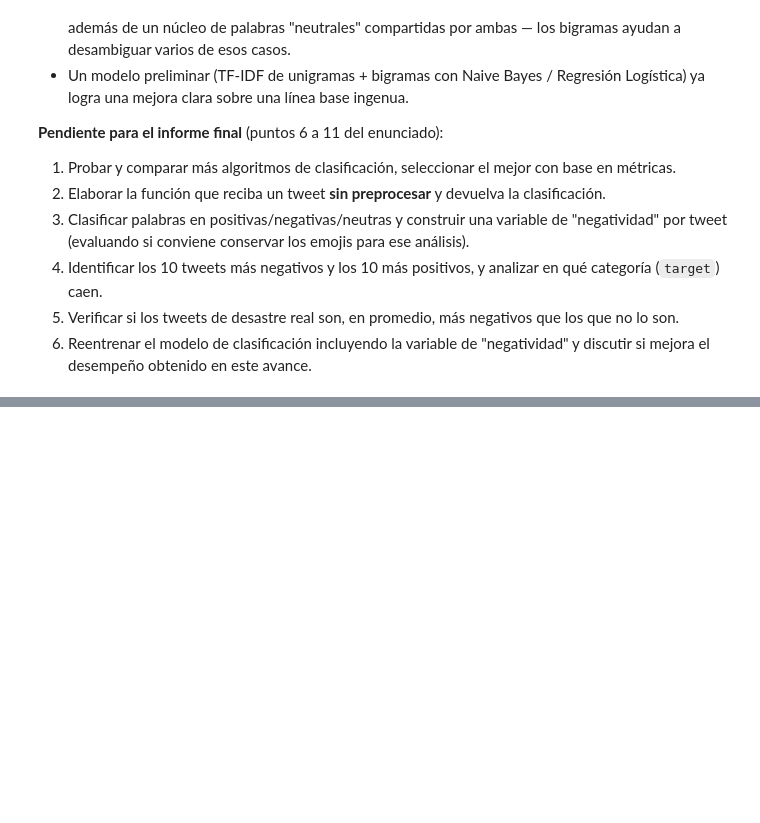
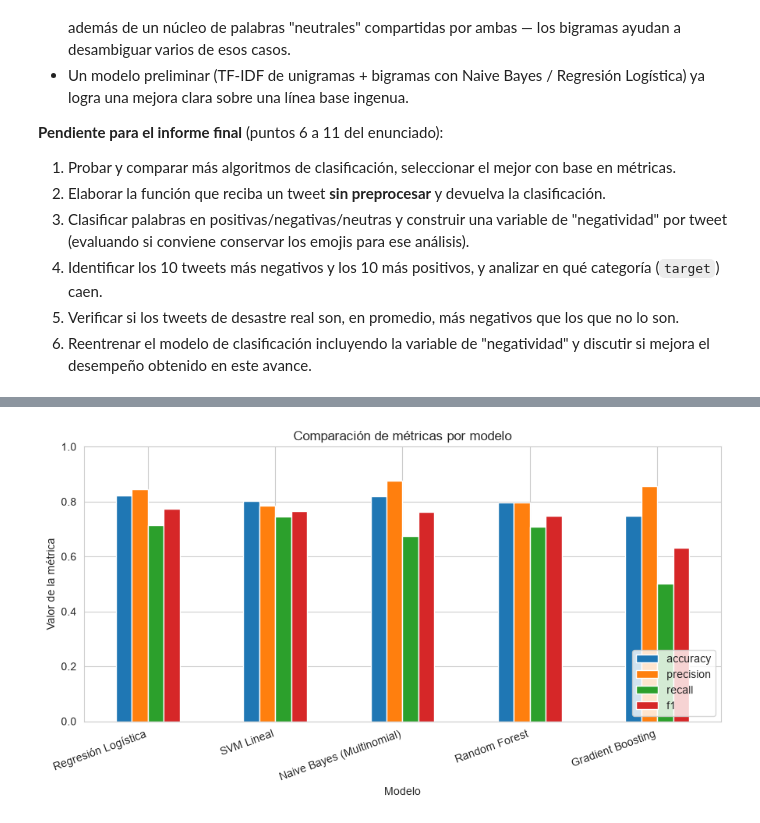
Before and after one commit to rocha30/mineria_txt_anlss_sntmnts, a Jupyter notebook: EDA.ipynb, the cells around one changed output, grey strips where cells are left out. Drawn from its saved outputs; the diff is of its cells as text; code cells hidden in the pictures; blank space fills up the shorter version.

```diff
--- a/EDA.ipynb
+++ b/EDA.ipynb
@@ -965,0 +980,33 @@ N-gramas que más empujan la predicción hacia 'NO DESASTRE':
+# %%
+from sklearn.svm import LinearSVC
+from sklearn.ensemble import RandomForestClassifier, GradientBoostingClassifier
+from sklearn.model_selection import cross_val_score, StratifiedKFold
+
+modelos_a_probar = {
+    "Naive Bayes (Multinomial)": MultinomialNB(),
+    "Regresión Logística": LogisticRegression(max_iter=1000, random_state=RANDOM_STATE),
+    "SVM Lineal": LinearSVC(random_state=RANDOM_STATE),
+    "Random Forest": RandomForestClassifier(
+        n_estimators=200, max_depth=None, random_state=RANDOM_STATE, n_jobs=-1
+    ),
+    "Gradient Boosting": GradientBoostingClassifier(random_state=RANDOM_STATE),
+}
+
+resultados_finales = []
+predicciones = {}
+modelos_entrenados = {}
+
+for nombre, modelo in modelos_a_probar.items():
+    modelo.fit(X_train_tfidf, y_train)
+    metricas, y_pred = evaluar_modelo(nombre, modelo, X_test_tfidf, y_test)
+    resultados_finales.append(metricas)
+    predicciones[nombre] = y_pred
+    modelos_entrenados[nombre] = modelo
+
+tabla_resultados = (
+    pd.DataFrame(resultados_finales)
+    .set_index("modelo")
+    .round(4)
+    .sort_values("f1", ascending=False)
+)
+tabla_resultados
@@ -965,0 +1021,13 @@ N-gramas que más empujan la predicción hacia 'NO DESASTRE':
+# %%
+fig, ax = plt.subplots(figsize=(9, 5))
+tabla_resultados[["accuracy", "precision", "recall", "f1"]].plot(kind="bar", ax=ax)
+ax.set_title("Comparación de métricas por modelo")
+ax.set_ylabel("Valor de la métrica")
+ax.set_xlabel("Modelo")
+ax.set_ylim(0, 1)
+plt.xticks(rotation=20, ha="right")
+plt.legend(loc="lower right")
+plt.tight_layout()
+plt.show()
+# %% [output]
+[figure, added]
```
Also changed, not shown: parts of 24 cells of this notebook.
